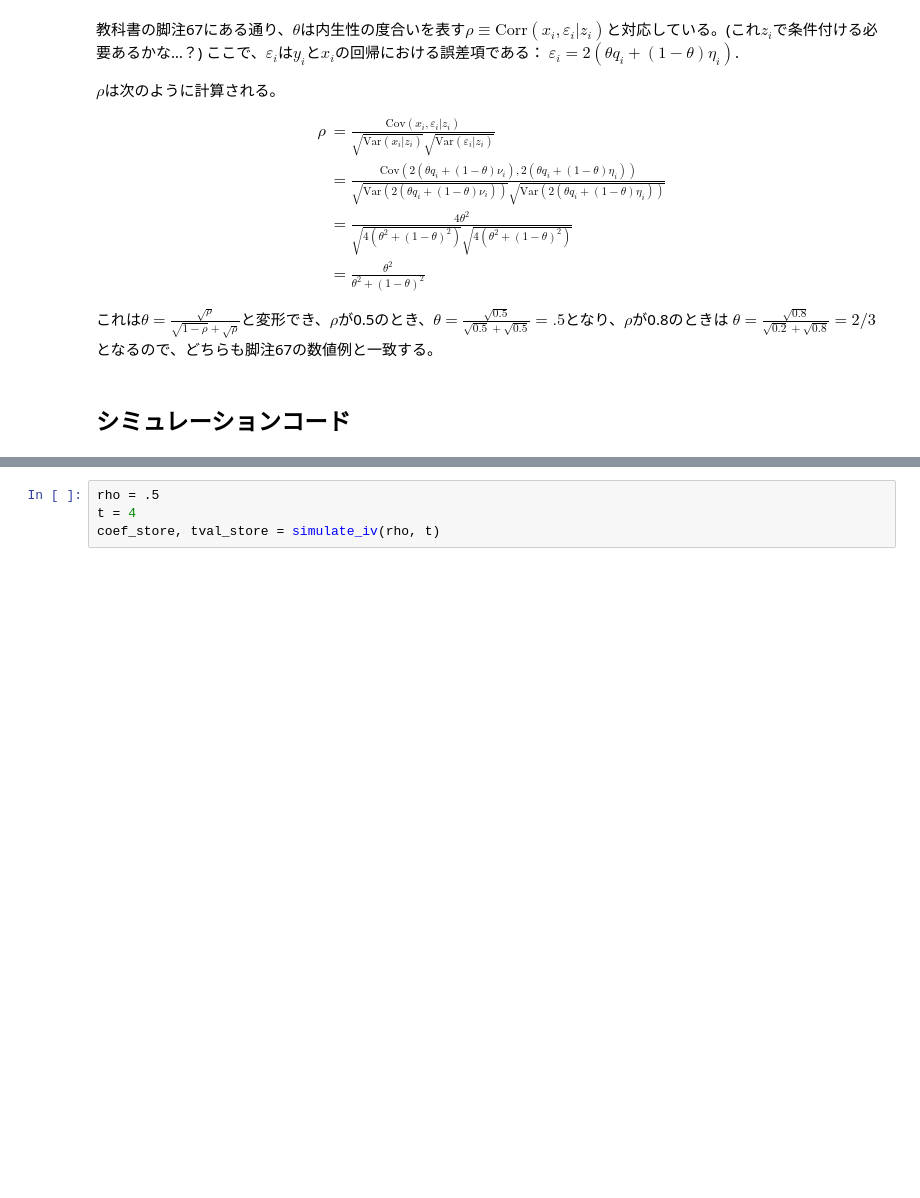
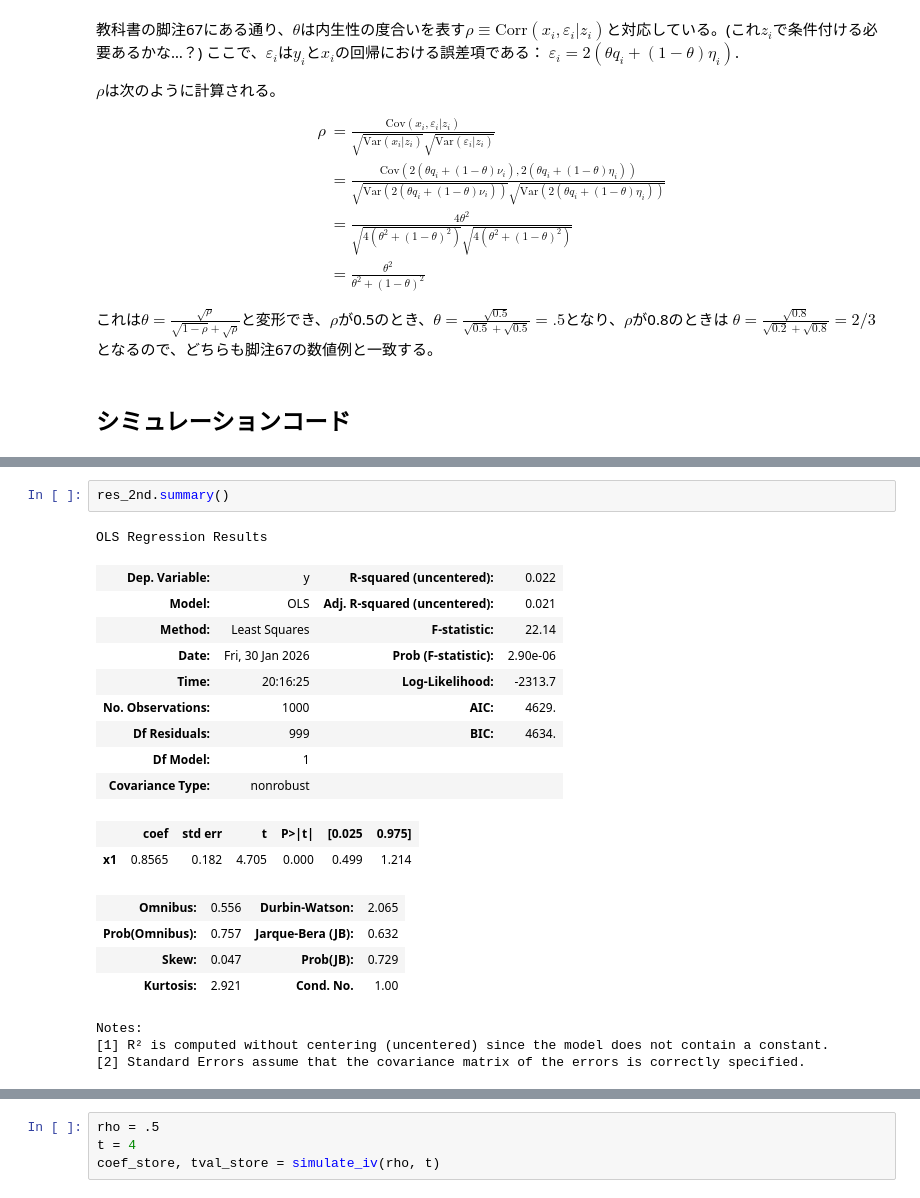
Before and after one commit to mizuhirosuzuki/japanese_blogish, a Jupyter notebook: kono_weak_iv_simulation.ipynb, the cells around one changed output, grey strips where cells are left out. Saved outputs shown, nothing was run; the diff lists cells and outputs as text; blank space fills up the shorter version.

```diff
--- a/kono_weak_iv_simulation.ipynb
+++ b/kono_weak_iv_simulation.ipynb
@@ -96,3 +86,25 @@ tval_store = np.append(tval_store, res_2nd.t_test('x1 = 1').tvalue[0][0])
+# %%
+res_2nd.summary()
+# %% [output]
+OLS Regression Results
+| Dep. Variable: | y | R-squared (uncentered): | 0.022 |
+| Model: | OLS | Adj. R-squared (uncentered): | 0.021 |
+| Method: | Least Squares | F-statistic: | 22.14 |
+| Date: | Fri, 30 Jan 2026 | Prob (F-statistic): | 2.90e-06 |
+| Time: | 20:16:25 | Log-Likelihood: | -2313.7 |
+| No. Observations: | 1000 | AIC: | 4629. |
+| Df Residuals: | 999 | BIC: | 4634. |
+| Df Model: | 1 |  |  |
+| Covariance Type: | nonrobust |  |  |
+|  | coef | std err | t | P>|t| | [0.025 | 0.975] |
+| x1 | 0.8565 | 0.182 | 4.705 | 0.000 | 0.499 | 1.214 |
+| Omnibus: | 0.556 | Durbin-Watson: | 2.065 |
+| Prob(Omnibus): | 0.757 | Jarque-Bera (JB): | 0.632 |
+| Skew: | 0.047 | Prob(JB): | 0.729 |
+| Kurtosis: | 2.921 | Cond. No. | 1.00 |
+Notes:
+[1] R² is computed without centering (uncentered) since the model does not contain a constant.
+[2] Standard Errors assume that the covariance matrix of the errors is correctly specified.
 # %%
 def simulate_iv(rho, t, dim_z=1, N=N, sim_N=sim_N):
 
```
Also changed, not shown: parts of 9 cells of this notebook.
